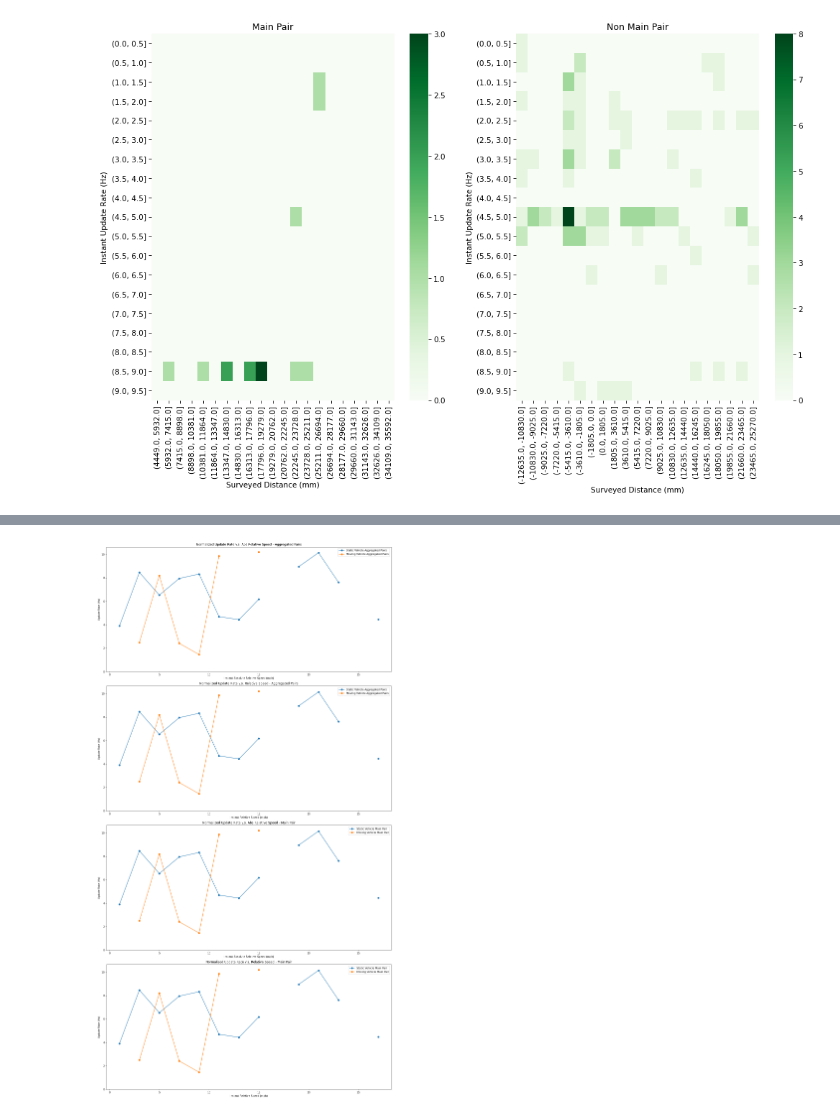
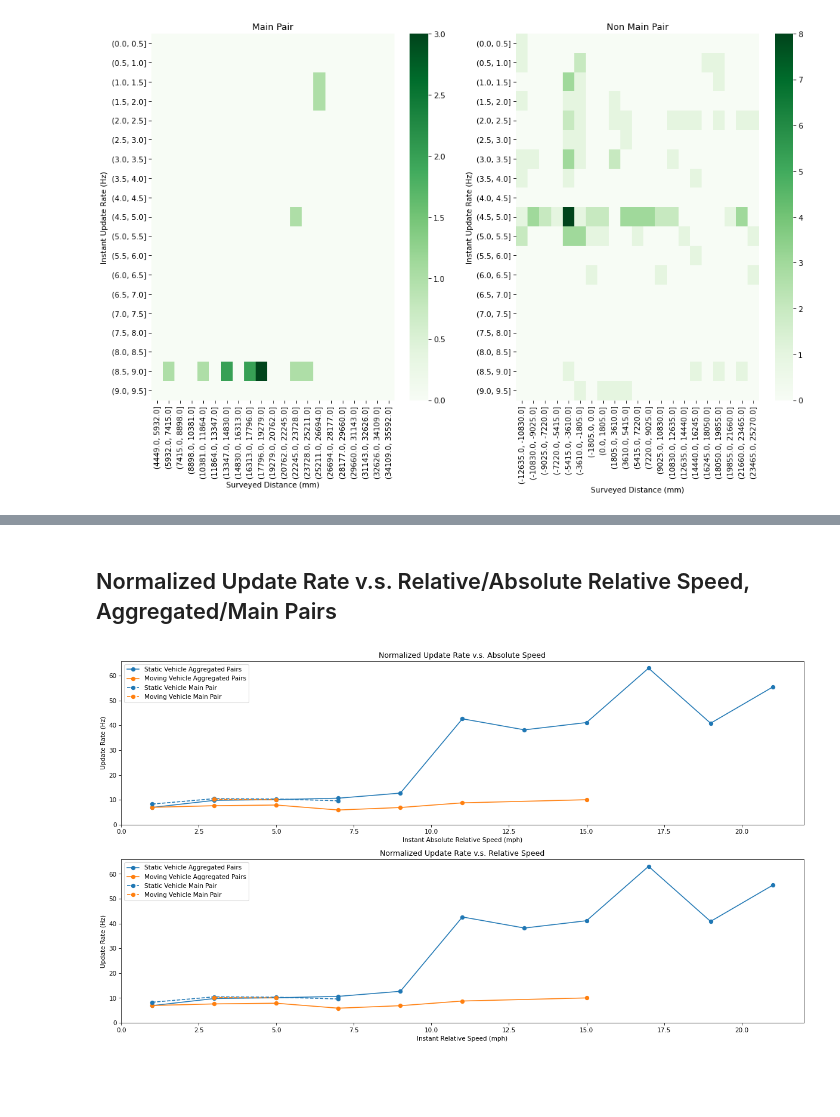
Before and after one commit to hegxiten/UWB-Lab-Rutgers-Rail, a Jupyter notebook: UWB_Ranging_System_Design_and_Testing/uwb_ranging_fieldtest_results/CONCISE_virtual_moving_test.ipynb, the cells around one changed output, grey strips where cells are left out. Saved outputs shown, nothing was run; the diff lists cells and outputs as text; code cells hidden in the pictures; blank space fills up the shorter version.

Commit message:
Fixed upd rate v.s. spd data processing problems. Conclusions drawn: not enough data

```diff
--- a/UWB_Ranging_System_Design_and_Testing/uwb_ranging_fieldtest_results/CONCISE_virtual_moving_test.ipynb
+++ b/UWB_Ranging_System_Design_and_Testing/uwb_ranging_fieldtest_results/CONCISE_virtual_moving_test.ipynb
@@ -1059,14 +731,42 @@ plt.show()
-# %%
-spd_binsize = 2 if not test_preset_map.get('spd_interval_size') else test_preset_map.get('spd_interval_size')
-figure = plt.figure(figsize=(16, 30), dpi=test_preset_map['PLOTTING_DPI'])
-plot_spd_idx_udpate_rate(   figure,
-                            list_df_spd_idx_static,
-                            list_df_spd_idx_moving,
-                            STATIC_VEH,
-                            MOVING_VEH,
-                            test_preset_map,
-                            spd_binsize=spd_binsize,
-                            spd_range=[-30, 30])
-plt.show()
-# %% [output]
-[figure, removed]
+# %% [markdown]
+## Normalized Update Rate v.s. Relative/Absolute Relative Speed, Aggregated/Main Pairs
+# %%
+spd_binsize = 2 if not test_preset_map.get('spd_interval_size') else test_preset_map.get('spd_interval_size')
+spd_range=[-30, 30]
+figure = plt.figure(figsize=(16, 9), dpi=test_preset_map['PLOTTING_DPI'])
+spd_interval_idx_stats_map = defaultdict(dict)
+for veh_spd_idx_df_list in [list_df_spd_idx_static, list_df_spd_idx_moving]:
+    veh = veh_spd_idx_df_list[0]['Initiating Vehicle'].unique()[0]
+    spd_interval_idx_stats_map[veh]['aggregated'] = {}
+    spd_interval_idx_stats_map[veh]['aggregated']['non-abs'] = spd_interval_idx_df_by_veh_all_tests(veh_spd_idx_df_list,
+                                                                                                spd_binsize,
+                                                                                                spd_range,
+                                                                                                test_preset_map,
+                                                                                                min_reporting_cnts=10)
+    spd_interval_idx_stats_map[veh]['aggregated']['abs'] = spd_interval_idx_df_by_veh_all_tests(veh_spd_idx_df_list,
+                                                                                            spd_binsize,
+                                                                                            spd_range,
+                                                                                            test_preset_map,
+                                                                                            absolute=True,
+                                                                                            min_reporting_cnts=10)
+    spd_interval_idx_stats_map[veh]['main'] = {}
+    spd_interval_idx_stats_map[veh]['main']['non-abs'] = spd_interval_idx_df_by_veh_all_tests(   veh_spd_idx_df_list,
+                                                                                    spd_binsize,
+                                                                                    spd_range,
+                                                                                    test_preset_map,
+                                                                                    main_pair=True,
+                                                                                    min_reporting_cnts=10)
+    spd_interval_idx_stats_map[veh]['main']['abs'] = spd_interval_idx_df_by_veh_all_tests(   veh_spd_idx_df_list,
+                                                                                    spd_binsize,
+                                                                                    spd_range,
+                                                                                    test_preset_map,
+                                                                                    main_pair=True,
+                                                                                    absolute=True,
+                                                                                    min_reporting_cnts=10)
+plot_spd_idx_udpate_rate(   figure,
+                            spd_interval_idx_stats_map,
+                            STATIC_VEH,
+                            MOVING_VEH)
+plt.show()
+# %% [output]
+[figure, added]
```
Also changed, not shown: parts of 6 cells of this notebook, 3 other files.
